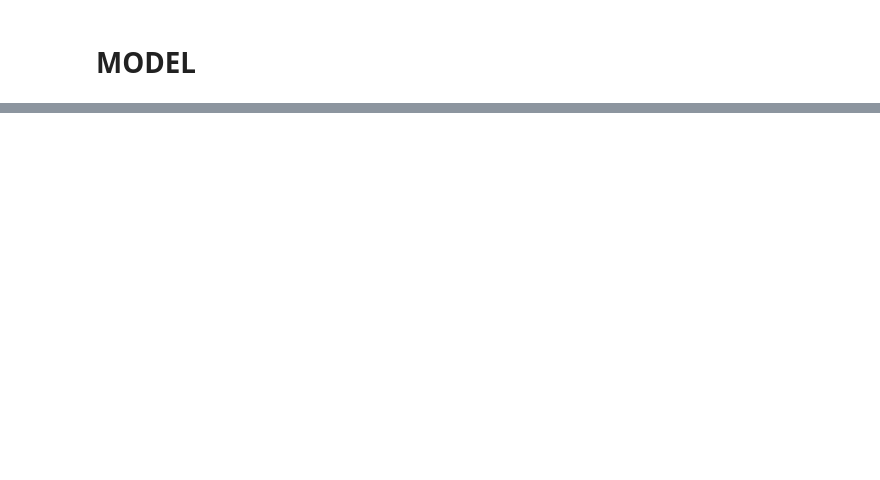
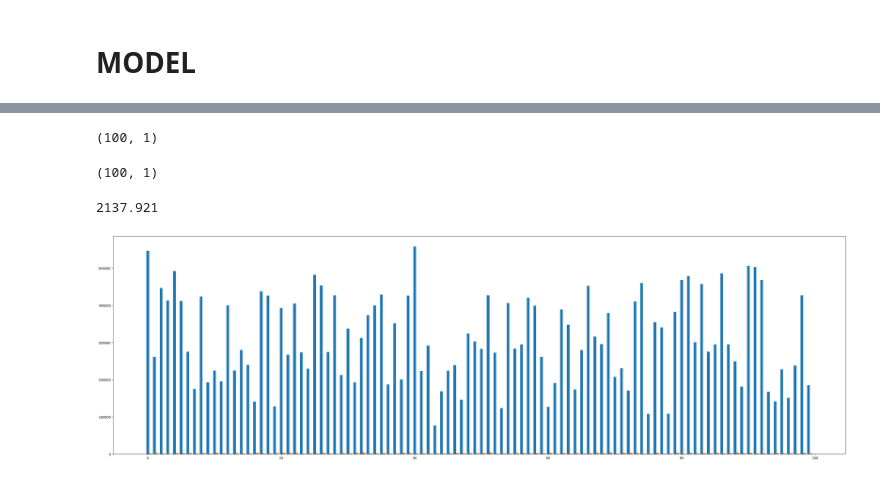
Before and after one commit to Venchislav/Neural-Networks, a Jupyter notebook: CV/Second_hand_car_price.ipynb, the cells around one changed output, grey strips where cells are left out. Drawn from its saved outputs; the diff is of its cells as text; code cells hidden in the pictures; blank space fills up the shorter version.

```diff
--- a/CV/Second_hand_car_price.ipynb
+++ b/CV/Second_hand_car_price.ipynb
@@ -168,0 +281,2 @@ tf.Tensor(
+# %%
+y_pred = model.predict(X_test)
@@ -168,0 +285,4 @@ tf.Tensor(
+# %%
+y_pred.shape
+# %% [output]
+(100, 1)
@@ -168,0 +291,4 @@ tf.Tensor(
+# %%
+inds = np.arange(100)
+# %%
+y_test = y_test[:, 0]
@@ -168,0 +298,16 @@ tf.Tensor(
+# %%
+y_pred.shape
+# %% [output]
+(100, 1)
+# %%
+y_pred = y_pred[:, 0]
+# %%
+y_pred[0]
+# %% [output]
+2137.921
+# %%
+plt.figure(figsize=(40, 12))
+plt.bar(inds, y_test, width=0.4);
+plt.bar(inds + 0.4, y_pred, width=0.4);
+# %% [output]
+[figure, added]
```
Also changed, not shown: parts of 28 cells of this notebook.
